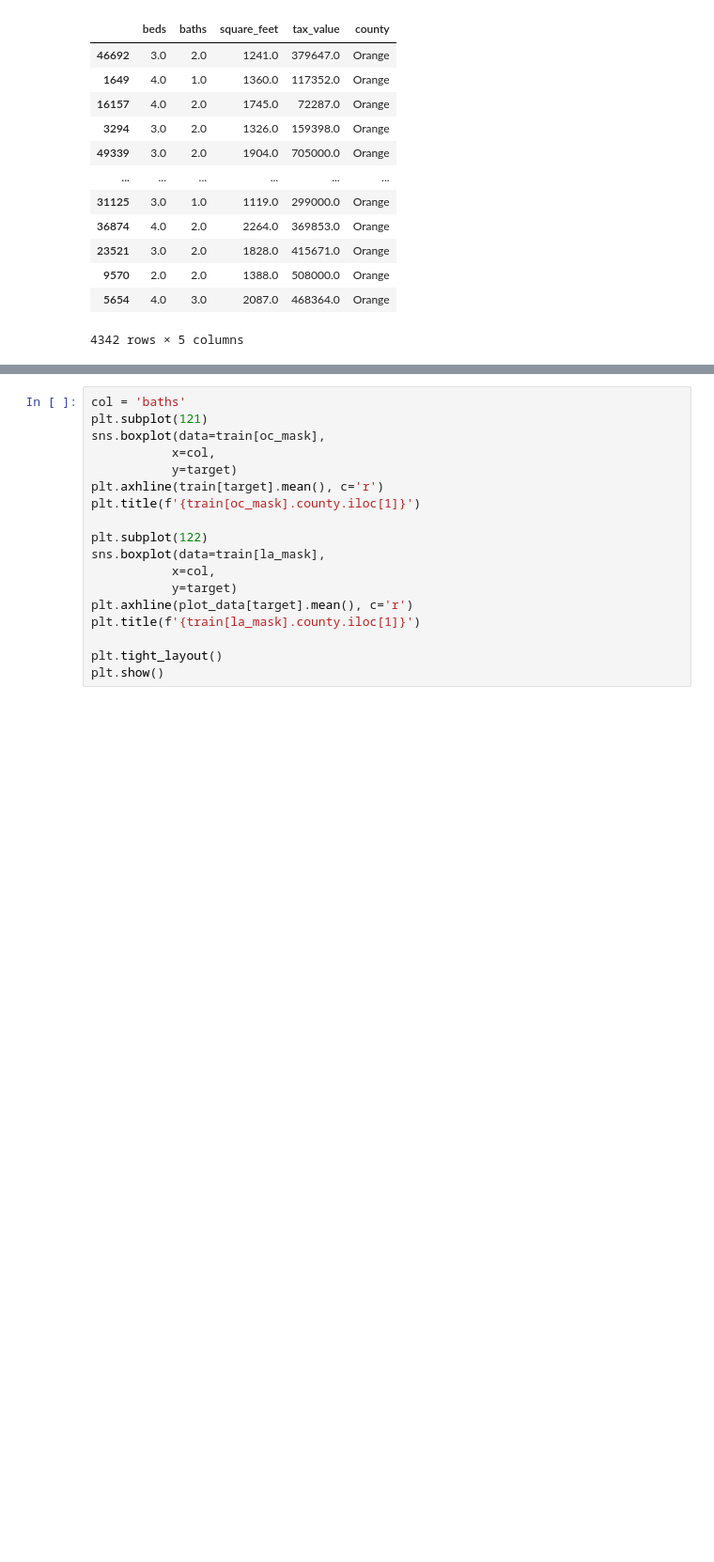
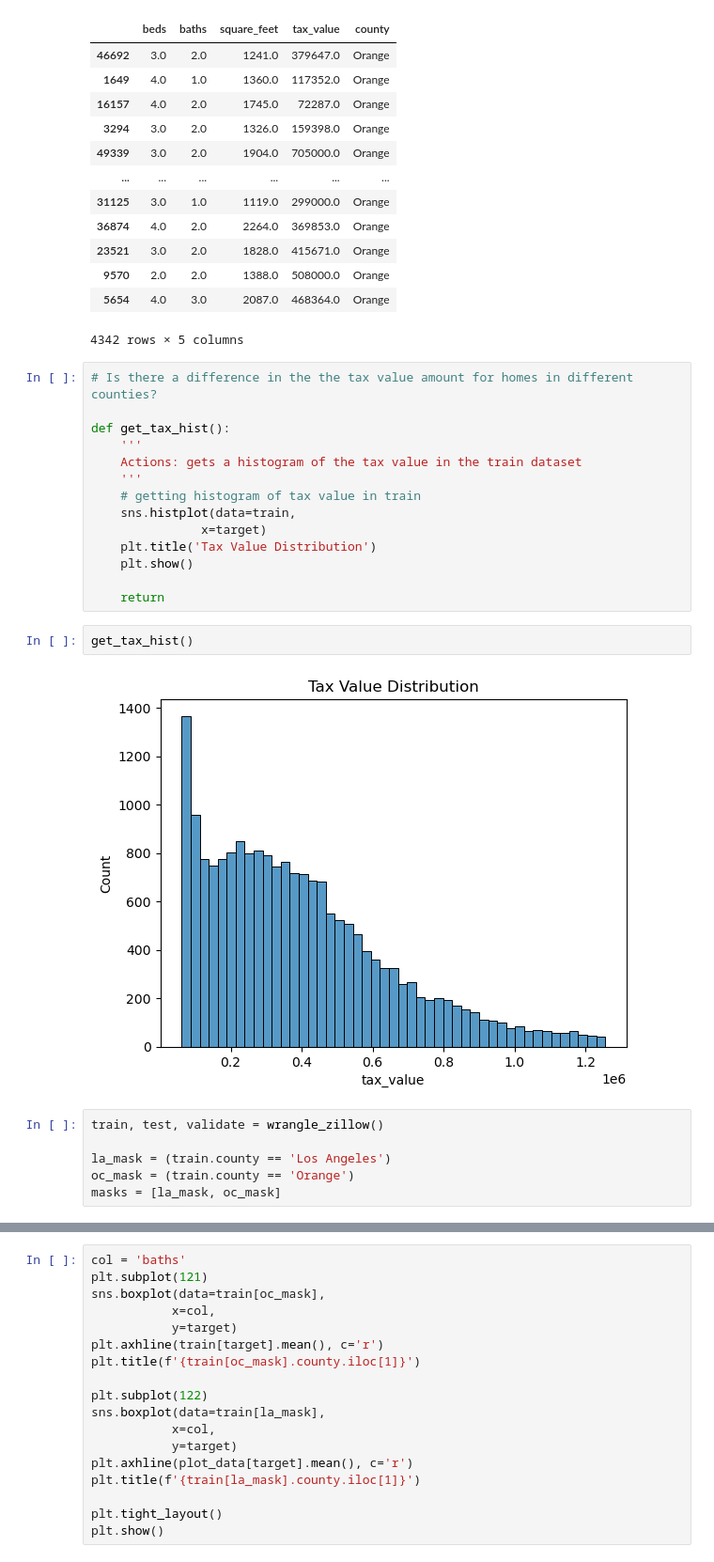
Before and after one commit to aaron-mv-moore/regression-zillow-project, a Jupyter notebook: explore_working_zillow.ipynb, the cells around one changed output, grey strips where cells are left out. Shown: that part at 94% size. Drawn from its saved outputs; the diff is of its cells as text; blank space fills up the shorter version.

```diff
--- a/explore_working_zillow.ipynb
+++ b/explore_working_zillow.ipynb
@@ -362,3 +362,27 @@ train[oc_mask]
 | 9570 | 2.0 | 2.0 | 1388.0 | 508000.0 | Orange |
 | 5654 | 4.0 | 3.0 | 2087.0 | 468364.0 | Orange |
 4342 rows × 5 columns
+# %%
+# Is there a difference in the the tax value amount for homes in different counties?
+
+def get_tax_hist():
+    '''
+    Actions: gets a histogram of the tax value in the train dataset
+    '''
+    # getting histogram of tax value in train
+    sns.histplot(data=train,
+               x=target)
+    plt.title('Tax Value Distribution')
+    plt.show()
+
+    return
+# %%
+get_tax_hist()
+# %% [output]
+[figure, added]
+# %%
+train, test, validate = wrangle_zillow()
+
+la_mask = (train.county == 'Los Angeles')
+oc_mask = (train.county == 'Orange')
+masks = [la_mask, oc_mask]
```
Also changed, not shown: parts of 18 cells of this notebook, 5 other files.
